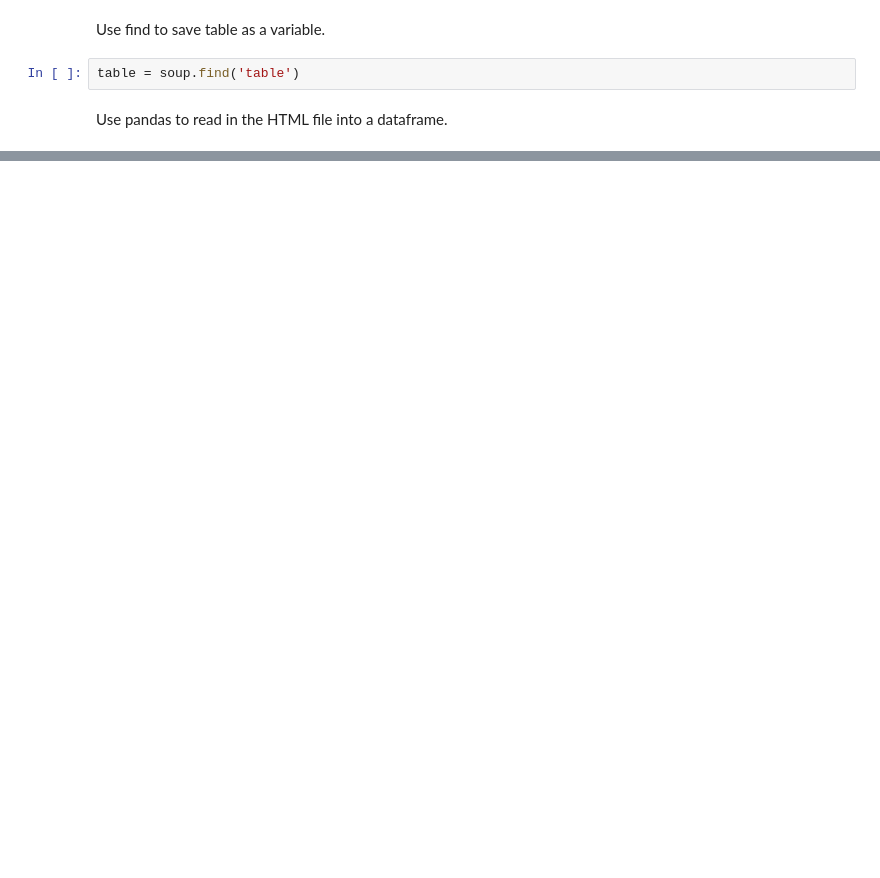
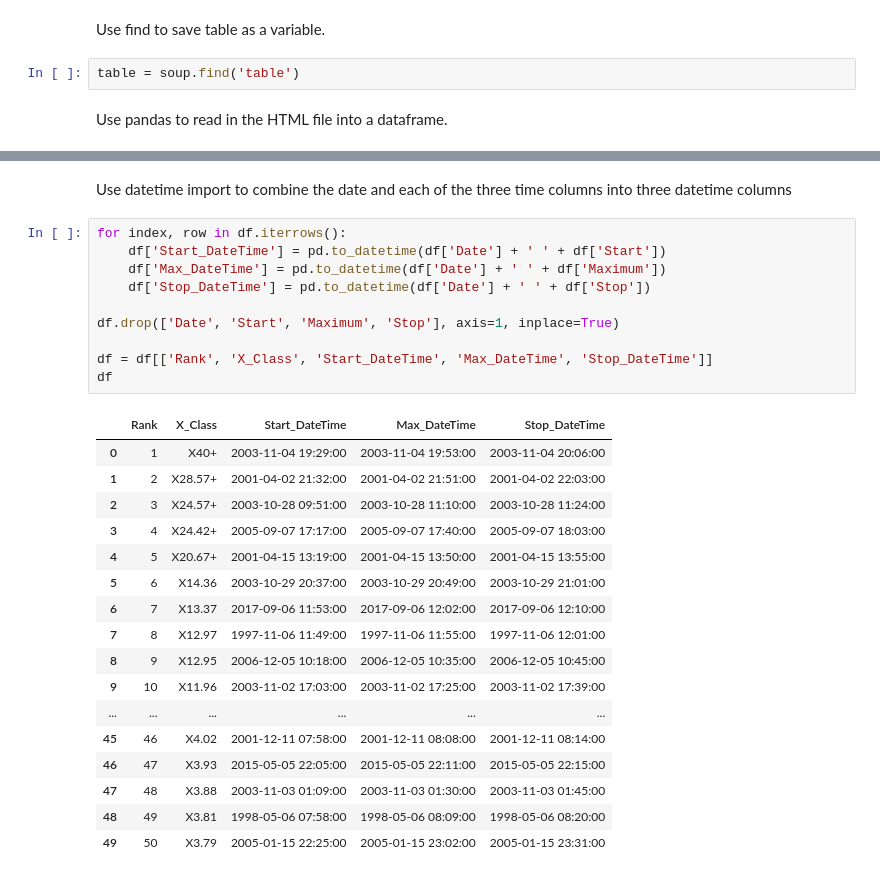
Before and after one commit to bvonanck/project1_320, a Jupyter notebook: proj1.ipynb, the cells around one changed output, grey strips where cells are left out. Saved outputs shown, nothing was run; the diff lists cells and outputs as text; blank space fills up the shorter version.

```diff
--- a/proj1.ipynb
+++ b/proj1.ipynb
@@ -94,0 +114,30 @@ df
+# %% [markdown]
+Use datetime import to combine the date and each of the three time columns into three datetime columns
+# %%
+for index, row in df.iterrows():
+    df['Start_DateTime'] = pd.to_datetime(df['Date'] + ' ' + df['Start'])
+    df['Max_DateTime'] = pd.to_datetime(df['Date'] + ' ' + df['Maximum'])
+    df['Stop_DateTime'] = pd.to_datetime(df['Date'] + ' ' + df['Stop'])
+
+df.drop(['Date', 'Start', 'Maximum', 'Stop'], axis=1, inplace=True)
+
+df = df[['Rank', 'X_Class', 'Start_DateTime', 'Max_DateTime', 'Stop_DateTime']]
+df
+# %% [output]
+|  | Rank | X_Class | Start_DateTime | Max_DateTime | Stop_DateTime |
+| 0 | 1 | X40+ | 2003-11-04 19:29:00 | 2003-11-04 19:53:00 | 2003-11-04 20:06:00 |
+| 1 | 2 | X28.57+ | 2001-04-02 21:32:00 | 2001-04-02 21:51:00 | 2001-04-02 22:03:00 |
+| 2 | 3 | X24.57+ | 2003-10-28 09:51:00 | 2003-10-28 11:10:00 | 2003-10-28 11:24:00 |
+| 3 | 4 | X24.42+ | 2005-09-07 17:17:00 | 2005-09-07 17:40:00 | 2005-09-07 18:03:00 |
+| 4 | 5 | X20.67+ | 2001-04-15 13:19:00 | 2001-04-15 13:50:00 | 2001-04-15 13:55:00 |
+| 5 | 6 | X14.36 | 2003-10-29 20:37:00 | 2003-10-29 20:49:00 | 2003-10-29 21:01:00 |
+| 6 | 7 | X13.37 | 2017-09-06 11:53:00 | 2017-09-06 12:02:00 | 2017-09-06 12:10:00 |
+| 7 | 8 | X12.97 | 1997-11-06 11:49:00 | 1997-11-06 11:55:00 | 1997-11-06 12:01:00 |
+| 8 | 9 | X12.95 | 2006-12-05 10:18:00 | 2006-12-05 10:35:00 | 2006-12-05 10:45:00 |
+| 9 | 10 | X11.96 | 2003-11-02 17:03:00 | 2003-11-02 17:25:00 | 2003-11-02 17:39:00 |
+| ... | ... | ... | ... | ... | ... |
+| 45 | 46 | X4.02 | 2001-12-11 07:58:00 | 2001-12-11 08:08:00 | 2001-12-11 08:14:00 |
+| 46 | 47 | X3.93 | 2015-05-05 22:05:00 | 2015-05-05 22:11:00 | 2015-05-05 22:15:00 |
+| 47 | 48 | X3.88 | 2003-11-03 01:09:00 | 2003-11-03 01:30:00 | 2003-11-03 01:45:00 |
+| 48 | 49 | X3.81 | 1998-05-06 07:58:00 | 1998-05-06 08:09:00 | 1998-05-06 08:20:00 |
+| 49 | 50 | X3.79 | 2005-01-15 22:25:00 | 2005-01-15 23:02:00 | 2005-01-15 23:31:00 |
```
Also changed, not shown: parts of 8 cells of this notebook.
